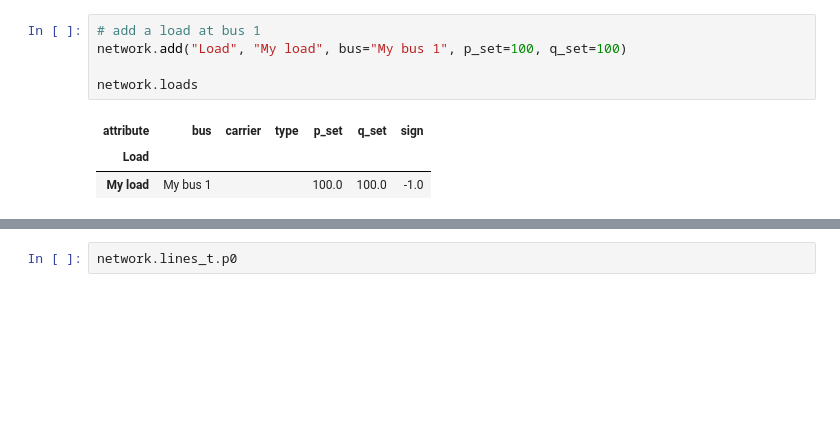
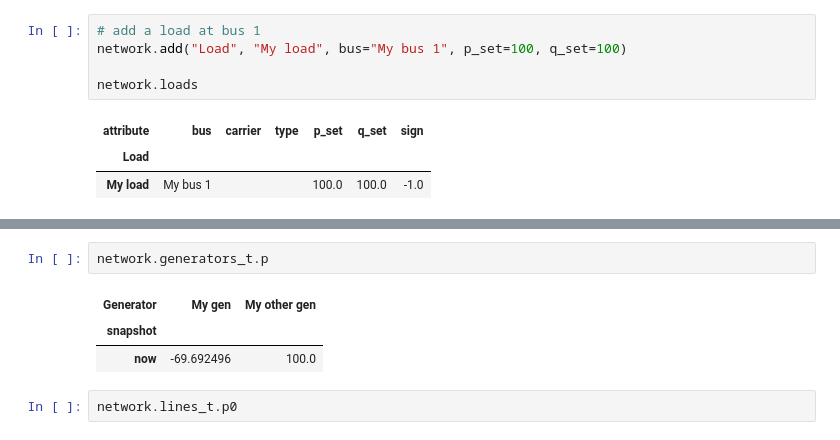
Before and after one commit to sebastianconsuegra95/PowerFlow, a Jupyter notebook: PyPSASim_PowerFlow.ipynb, the cells around one changed output, grey strips where cells are left out. Drawn from its saved outputs; the diff is of its cells as text; blank space fills up the shorter version.

```diff
--- a/PyPSASim_PowerFlow.ipynb
+++ b/PyPSASim_PowerFlow.ipynb
@@ -73,3 +87,9 @@ INFO:pypsa.pf:Newton-Raphson solved in 3 iterations with error of 0.000000 in 0.
+# %%
+network.generators_t.p
+# %% [output]
+| Generator | My gen | My other gen |
+| snapshot |  |  |
+| now | -69.692496 | 100.0 |
 # %%
 network.lines_t.p0
 # %% [output]
```
Also changed, not shown: parts of 5 cells of this notebook, 2 other files.
